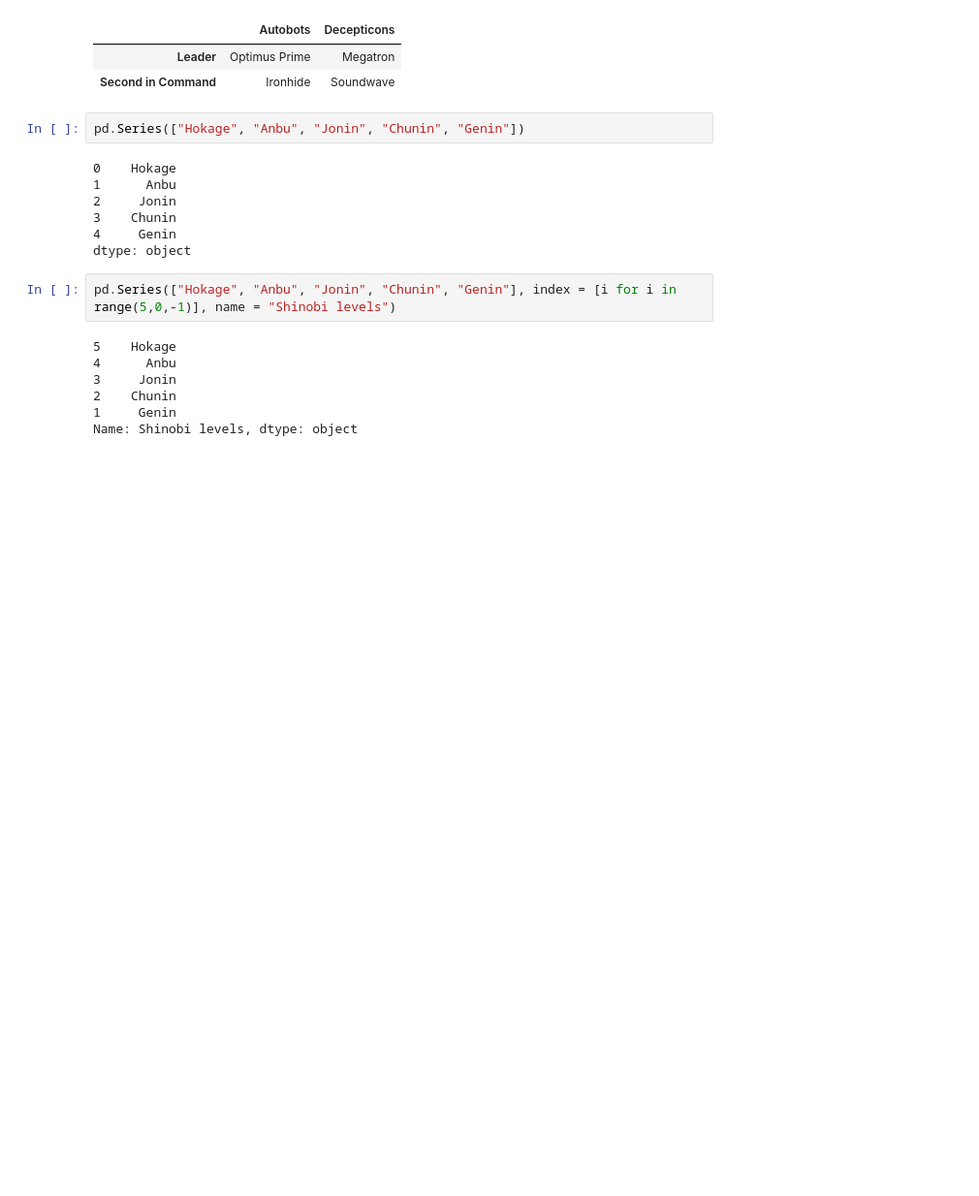
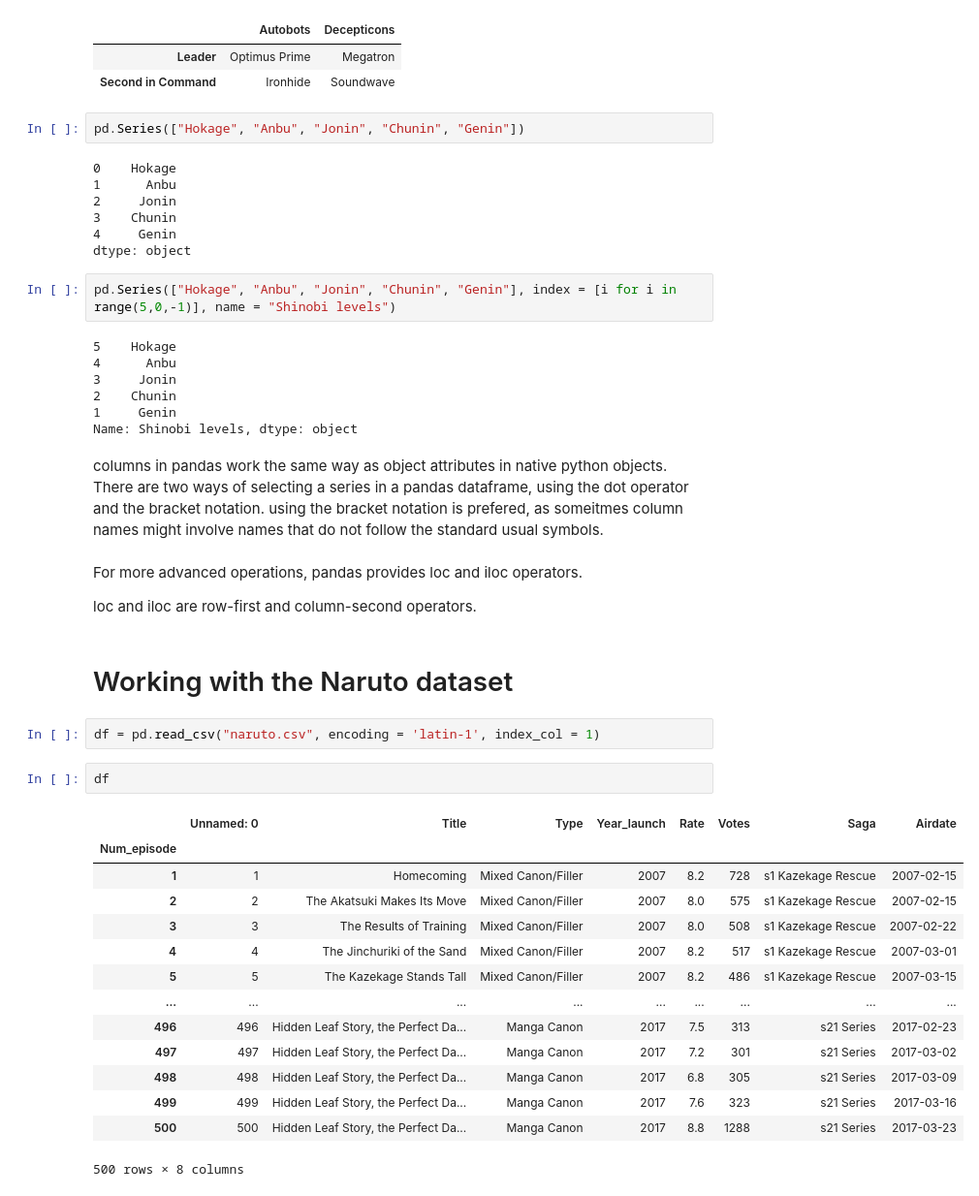
Before and after one commit to Peddinti-Sriram-Bharadwaj/Learning_pandas, a Jupyter notebook: Pandas_learning.ipynb, the cells around one changed output. Shown at 97% size. Cells and saved outputs as stored; diff of their text form; blank space fills up the shorter version.

Commit message:
EDA done one Naruto dataset

```diff
--- a/Pandas_learning.ipynb
+++ b/Pandas_learning.ipynb
@@ -39,3 +39,32 @@ pd.Series(["Hokage", "Anbu", "Jonin", "Chunin", "Genin"], index = [i for i in ra
 2    Chunin
 1     Genin
 Name: Shinobi levels, dtype: object
+# %% [markdown]
+columns in pandas work the same way as object attributes in native python objects.
+There are two ways of selecting a series in a pandas dataframe, using the dot operator and the bracket notation.
+using the bracket notation is prefered, as someitmes column names might involve names that do not follow the standard usual symbols.
+# %% [markdown]
+For more advanced operations, pandas provides loc and iloc operators.
+
+loc and iloc are row-first and column-second operators.
+# %% [markdown]
+# Working with the Naruto dataset
+# %%
+df = pd.read_csv("naruto.csv", encoding = 'latin-1', index_col = 1)
+# %%
+df
+# %% [output]
+|  | Unnamed: 0 | Title | Type | Year_launch | Rate | Votes | Saga | Airdate |
+| Num_episode |  |  |  |  |  |  |  |  |
+| 1 | 1 | Homecoming | Mixed Canon/Filler | 2007 | 8.2 | 728 | s1 Kazekage Rescue | 2007-02-15 |
+| 2 | 2 | The Akatsuki Makes Its Move | Mixed Canon/Filler | 2007 | 8.0 | 575 | s1 Kazekage Rescue | 2007-02-15 |
+| 3 | 3 | The Results of Training | Mixed Canon/Filler | 2007 | 8.0 | 508 | s1 Kazekage Rescue | 2007-02-22 |
+| 4 | 4 | The Jinchuriki of the Sand | Mixed Canon/Filler | 2007 | 8.2 | 517 | s1 Kazekage Rescue | 2007-03-01 |
+| 5 | 5 | The Kazekage Stands Tall | Mixed Canon/Filler | 2007 | 8.2 | 486 | s1 Kazekage Rescue | 2007-03-15 |
+| ... | ... | ... | ... | ... | ... | ... | ... | ... |
+| 496 | 496 | Hidden Leaf Story, the Perfect Da... | Manga Canon | 2017 | 7.5 | 313 | s21 Series | 2017-02-23 |
+| 497 | 497 | Hidden Leaf Story, the Perfect Da... | Manga Canon | 2017 | 7.2 | 301 | s21 Series | 2017-03-02 |
+| 498 | 498 | Hidden Leaf Story, the Perfect Da... | Manga Canon | 2017 | 6.8 | 305 | s21 Series | 2017-03-09 |
+| 499 | 499 | Hidden Leaf Story, the Perfect Da... | Manga Canon | 2017 | 7.6 | 323 | s21 Series | 2017-03-16 |
+| 500 | 500 | Hidden Leaf Story, the Perfect Da... | Manga Canon | 2017 | 8.8 | 1288 | s21 Series | 2017-03-23 |
+500 rows × 8 columns
```
Also changed, not shown: parts of 15 cells of this notebook.
